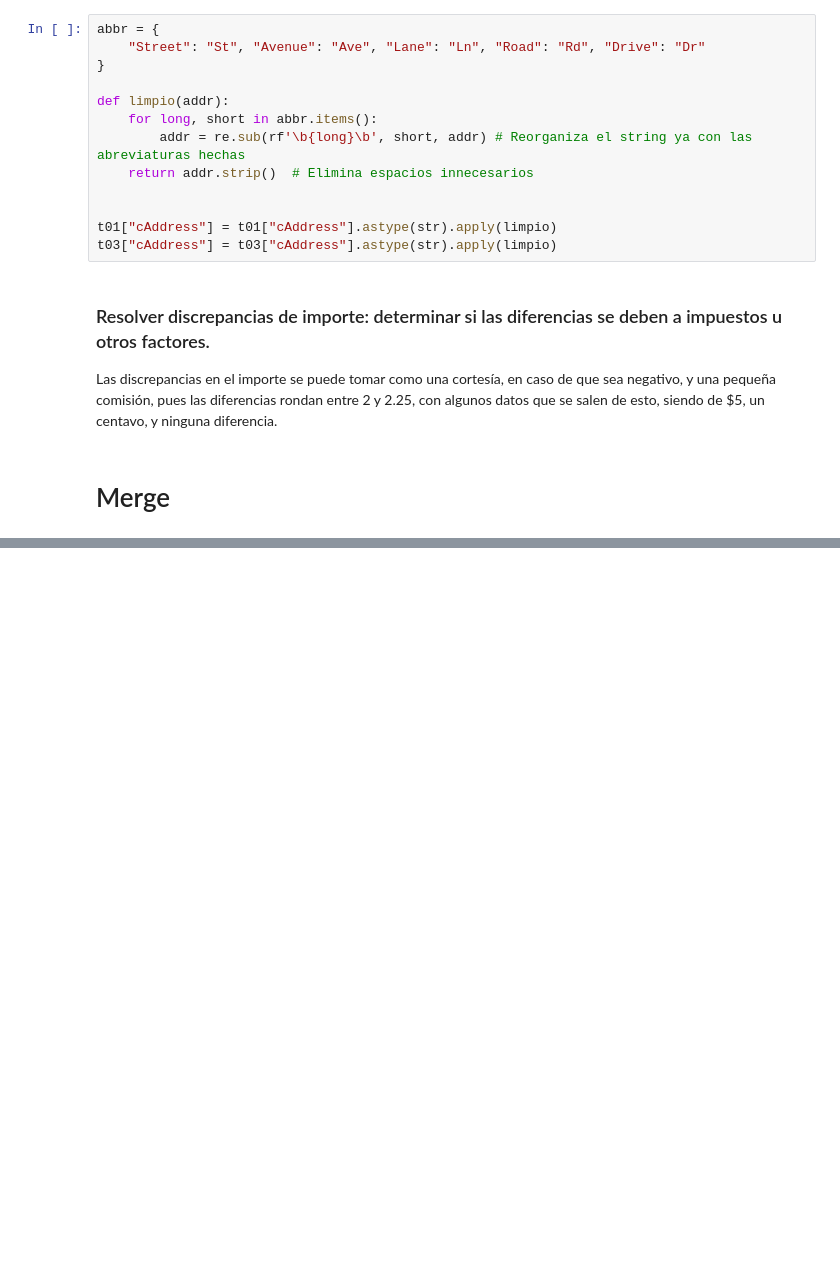
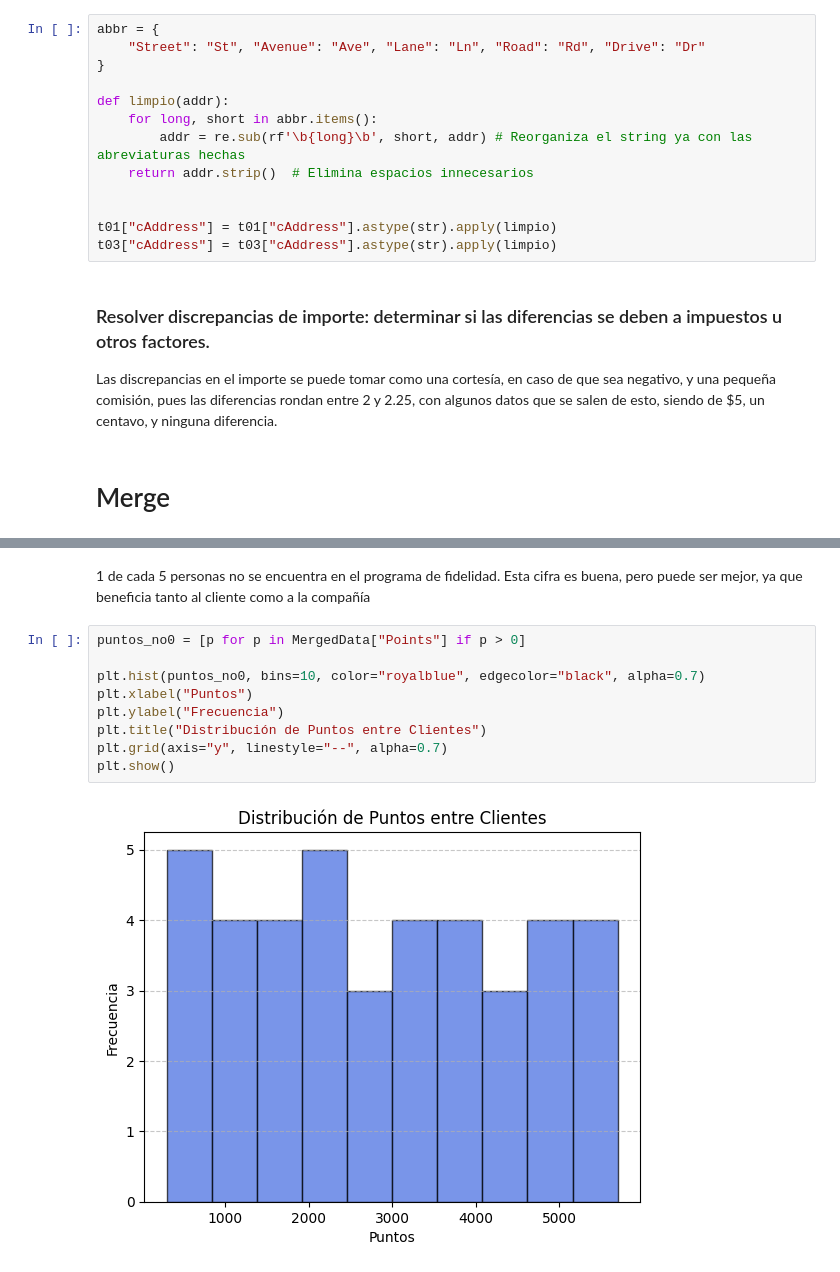
Before and after one commit to SLC-ITESO/MineriaDatos, a Jupyter notebook: Acts/Integracion_Datos/Integracion.ipynb, the cells around one changed output, grey strips where cells are left out. Saved outputs shown, nothing was run; the diff lists cells and outputs as text; blank space fills up the shorter version.

```diff
--- a/Acts/Integracion_Datos/Integracion.ipynb
+++ b/Acts/Integracion_Datos/Integracion.ipynb
@@ -191,0 +214,13 @@ MergedData.to_csv("MergedData.csv")
+# %% [markdown]
+1 de cada 5 personas no se encuentra en el programa de fidelidad. Esta cifra es buena, pero puede ser mejor, ya que beneficia tanto al cliente como a la compañía
+# %%
+puntos_no0 = [p for p in MergedData["Points"] if p > 0]
+
+plt.hist(puntos_no0, bins=10, color="royalblue", edgecolor="black", alpha=0.7)
+plt.xlabel("Puntos")
+plt.ylabel("Frecuencia")
+plt.title("Distribución de Puntos entre Clientes")
+plt.grid(axis="y", linestyle="--", alpha=0.7)
+plt.show()
+# %% [output]
+[figure, added]
```
Also changed, not shown: parts of 11 cells of this notebook.
